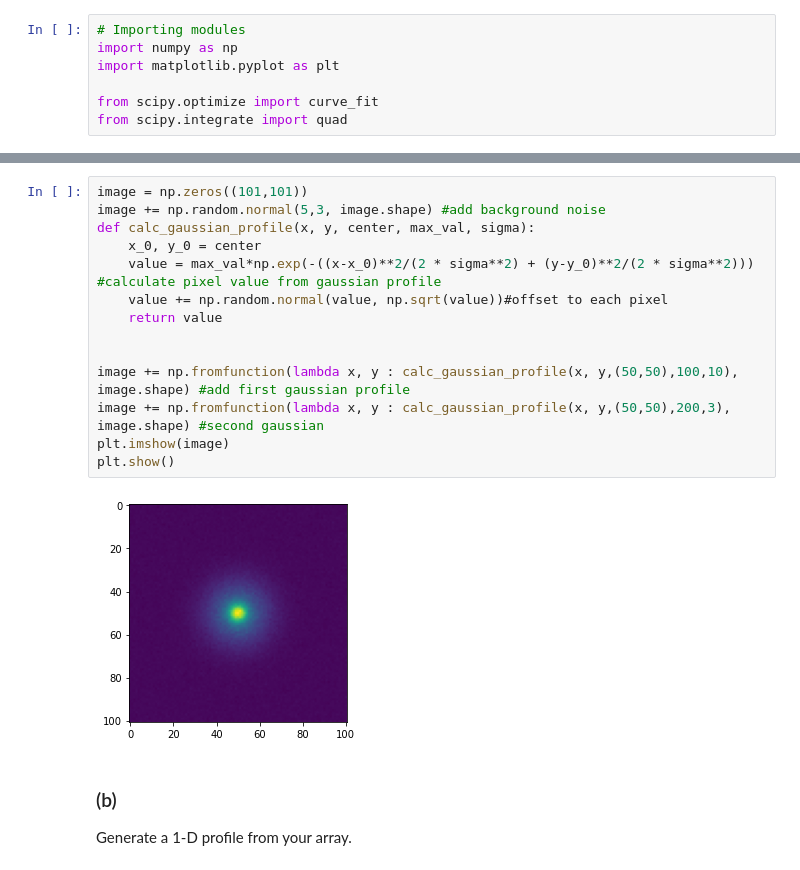
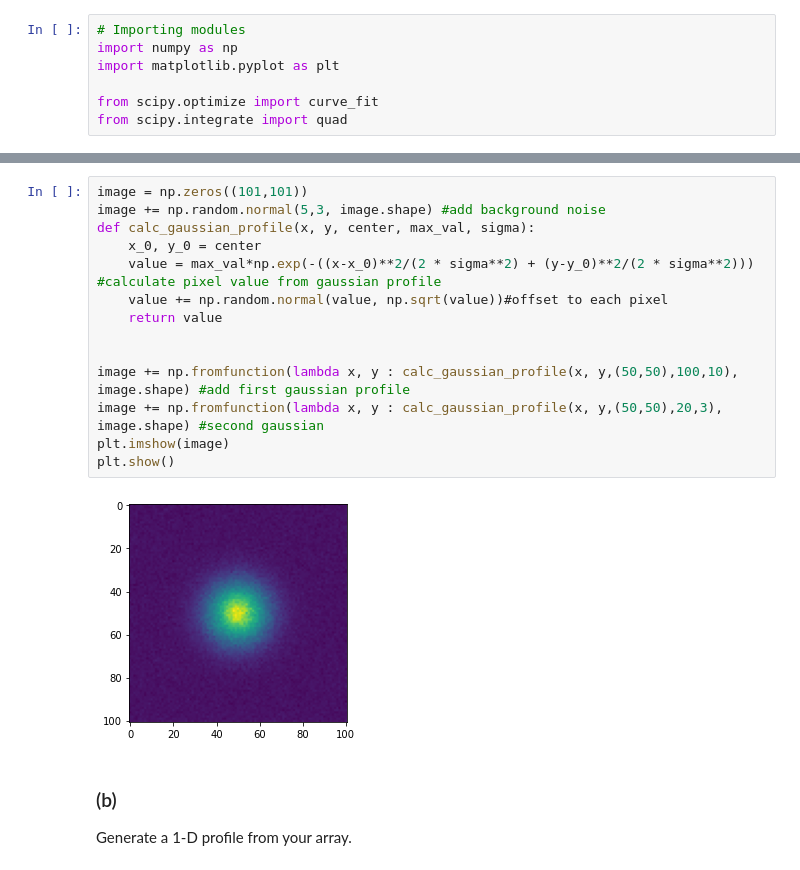
Before and after one commit to TobyWallage/PythonAssessment, a Jupyter notebook: Assessment_Toby_Sol.ipynb, the cells around one changed output, grey strips where cells are left out. Saved outputs shown, nothing was run; the diff lists cells and outputs as text.

```diff
--- a/Assessment_Toby_Sol.ipynb
+++ b/Assessment_Toby_Sol.ipynb
@@ -19,19 +19,19 @@ Your image should look like this (colour scale not important)<br>
 # %%
 image = np.zeros((101,101))
 image += np.random.normal(5,3, image.shape) #add background noise
 def calc_gaussian_profile(x, y, center, max_val, sigma):
     x_0, y_0 = center
     value = max_val*np.exp(-((x-x_0)**2/(2 * sigma**2) + (y-y_0)**2/(2 * sigma**2))) #calculate pixel value from gaussian profile
     value += np.random.normal(value, np.sqrt(value))#offset to each pixel
     return value
 
 
 image += np.fromfunction(lambda x, y : calc_gaussian_profile(x, y,(50,50),100,10), image.shape) #add first gaussian profile
-image += np.fromfunction(lambda x, y : calc_gaussian_profile(x, y,(50,50),200,3), image.shape) #second gaussian
+image += np.fromfunction(lambda x, y : calc_gaussian_profile(x, y,(50,50),20,3), image.shape) #second gaussian
 plt.imshow(image)
 plt.show()
 # %% [output]
-[figure, old version]
+[figure, new version]
 # %% [markdown]
 ### (b)
 
```
Also changed, not shown: parts of 13 cells of this notebook.
